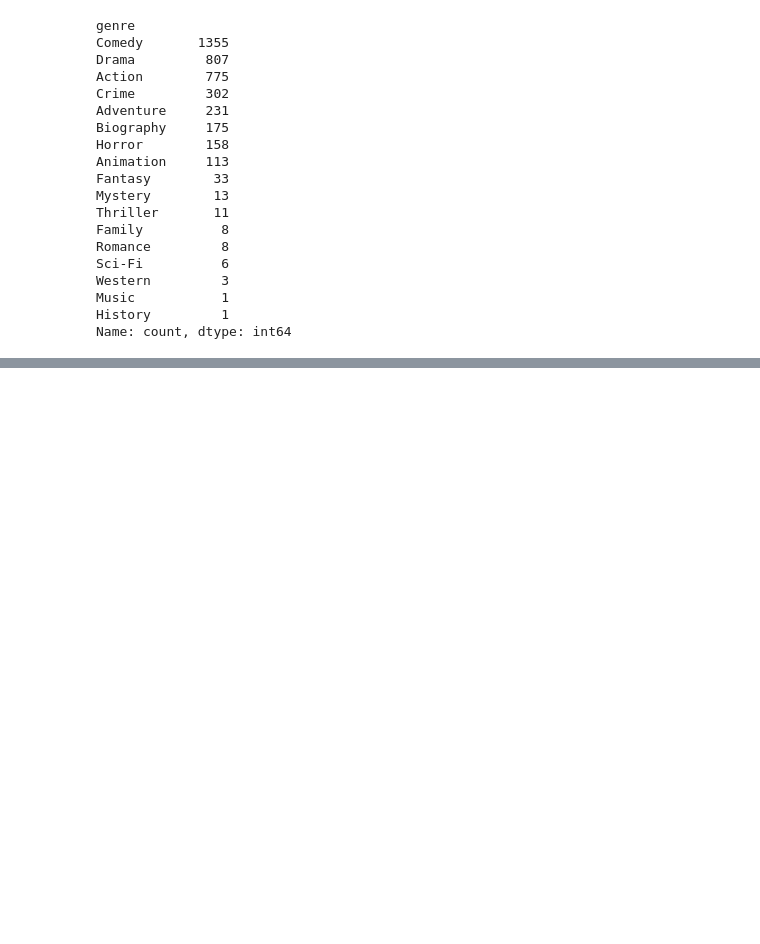
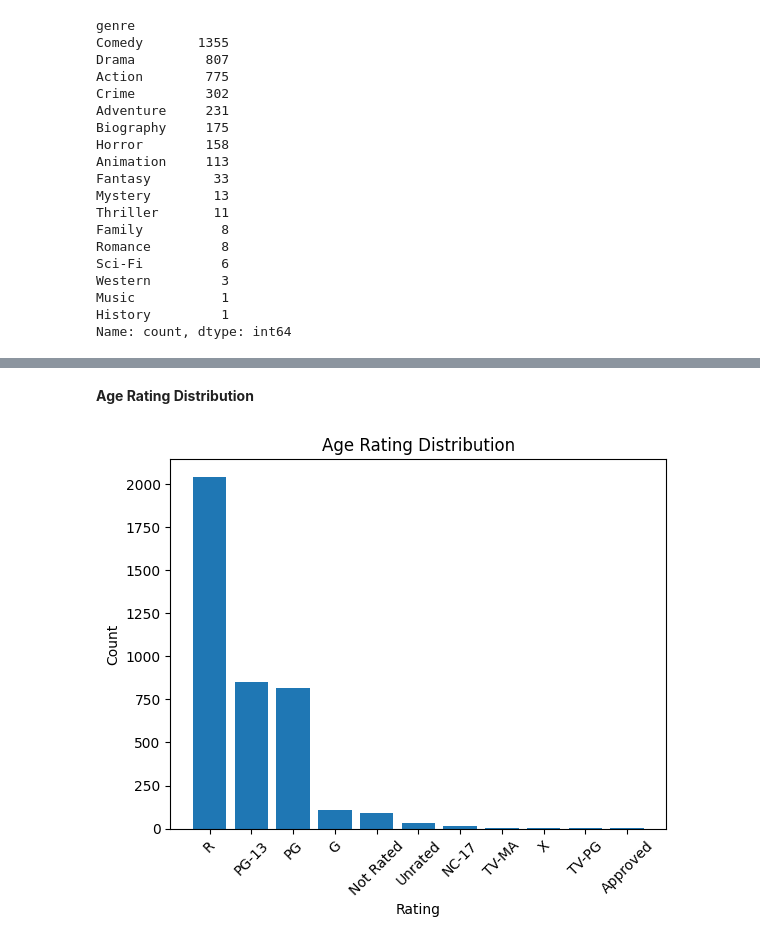
Before and after one commit to Khan1904/Movies-Analysis, a Jupyter notebook: analysis.ipynb, the cells around one changed output, grey strips where cells are left out. Saved outputs shown, nothing was run; the diff lists cells and outputs as text; code cells hidden in the pictures; blank space fills up the shorter version.

```diff
--- a/analysis.ipynb
+++ b/analysis.ipynb
@@ -243,0 +288,12 @@ Name: count, dtype: int64
+# %% [markdown]
+**Age Rating Distribution**
+# %%
+rating_counts = df['rating'].value_counts()
+plt.bar(rating_counts.index, rating_counts.values)
+plt.title('Age Rating Distribution')
+plt.xlabel('Rating')
+plt.ylabel('Count')
+plt.xticks(rotation=45)
+plt.show()
+# %% [output]
+[figure, added]
```
Also changed, not shown: parts of 11 cells of this notebook.
